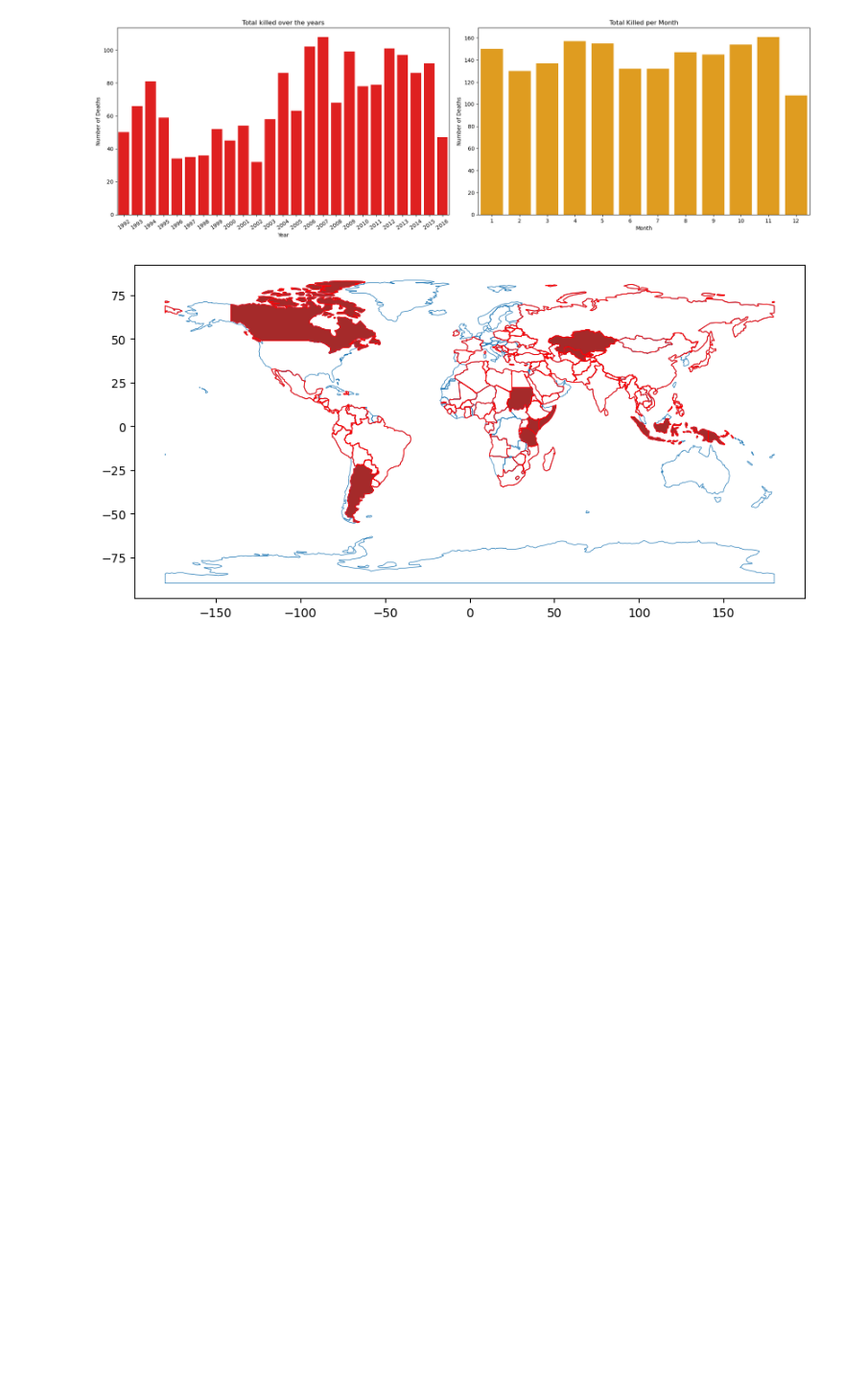
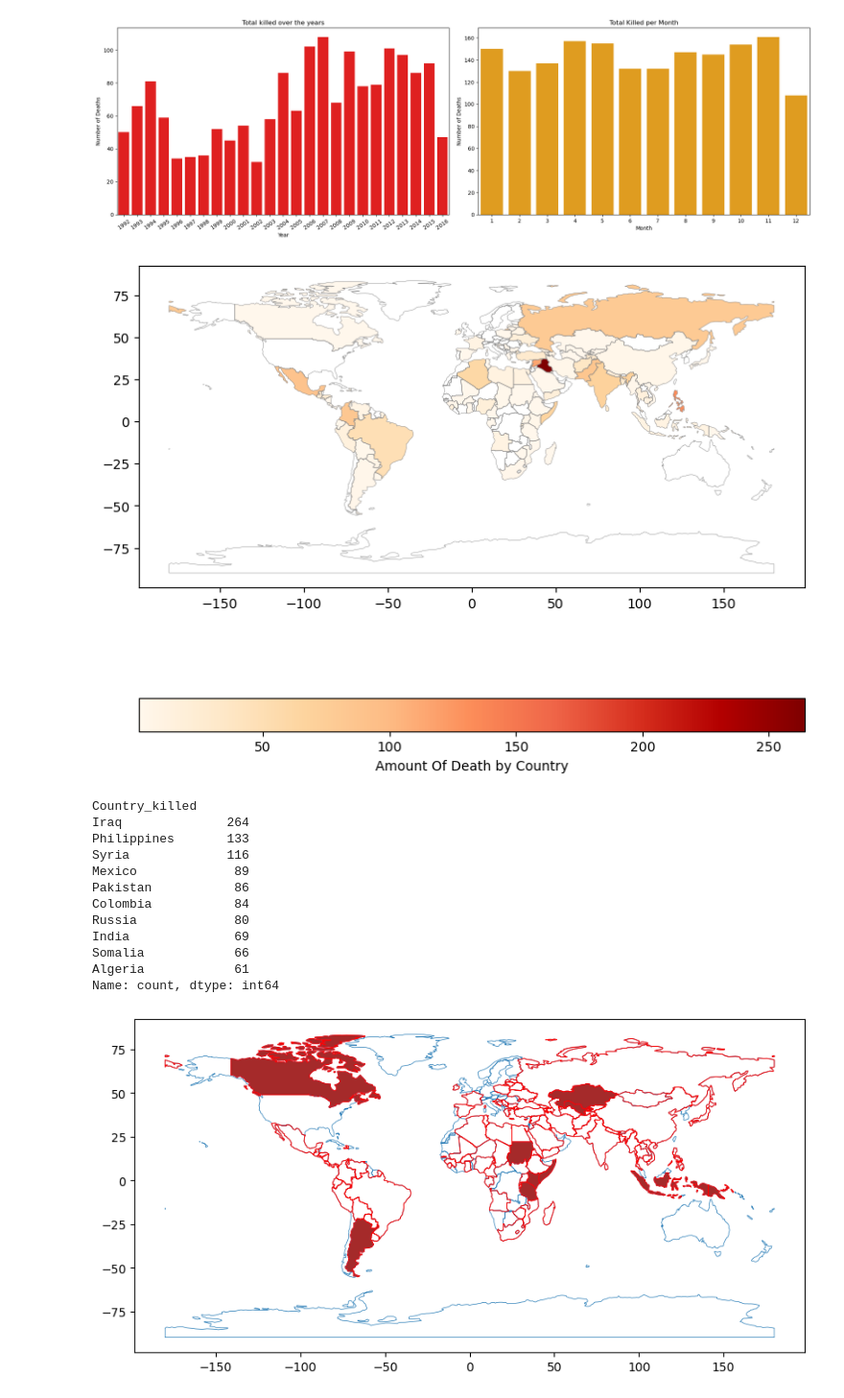
Before and after one commit to lauMren/Journalists-Project, a Jupyter notebook: LAST2361.ipynb, the cells around one changed output. Shown: that part at 96% size. Saved outputs shown, nothing was run; the diff lists cells and outputs as text; code cells hidden in the pictures; blank space fills up the shorter version.

```diff
--- a/LAST2361.ipynb
+++ b/LAST2361.ipynb
@@ -191,6 +189,32 @@ plt.show()
 [figure]
 # %%
 world = gpd.read_file(gpd.datasets.get_path('naturalearth_lowres'))
+# %%
+country_counts = jour_df['Country_killed'].value_counts().reset_index().copy()
+country_counts.columns = ['name', 'count']
+# %%
+world = world.merge(country_counts, how='left', left_on='name', right_on='name')
+# %%
+fig, ax = plt.subplots(1, 1, figsize=(9, 10))
+world.boundary.plot(ax=ax, linewidth=0.3, color='gray')
+world.plot(column='count', ax=ax, legend=True, legend_kwds={'label': "Amount Of Death by Country",'orientation': "horizontal"}, cmap='OrRd')
+plt.show()
+
+jour_df[['Country_killed']].value_counts().head(10)
+# %% [output]
+[figure, added]
+Country_killed
+Iraq              264
+Philippines       133
+Syria             116
+Mexico             89
+Pakistan           86
+Colombia           84
+Russia             80
+India              69
+Somalia            66
+Algeria            61
+Name: count, dtype: int64
 # %%
 jour_df = jour_df.dropna(subset=['Country_killed'])
 countries = jour_df['Country_killed'].unique()
```
Also changed, not shown: parts of 26 cells of this notebook.
